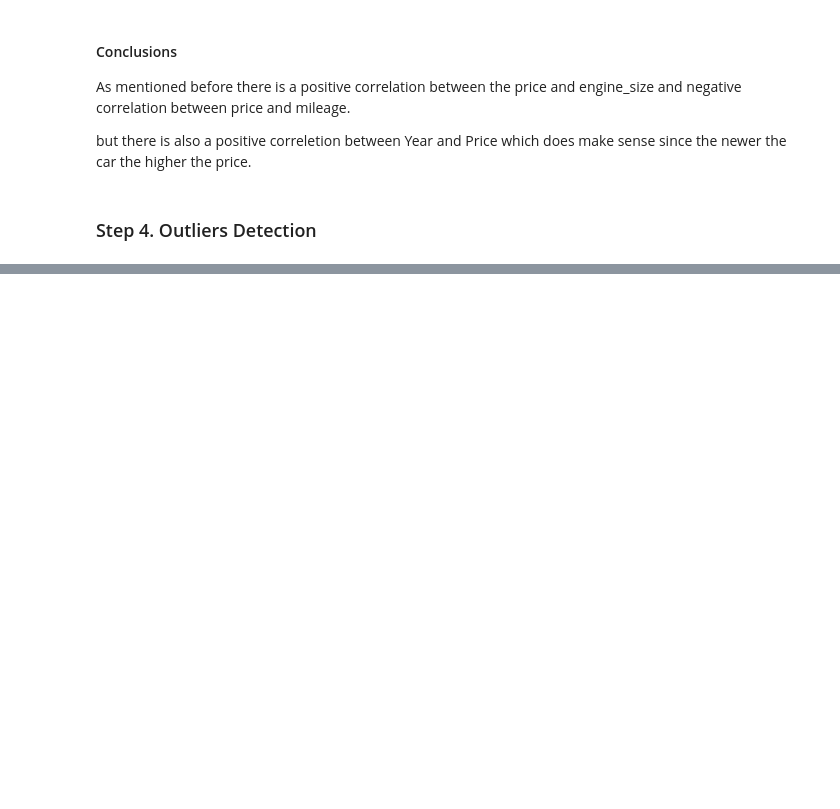
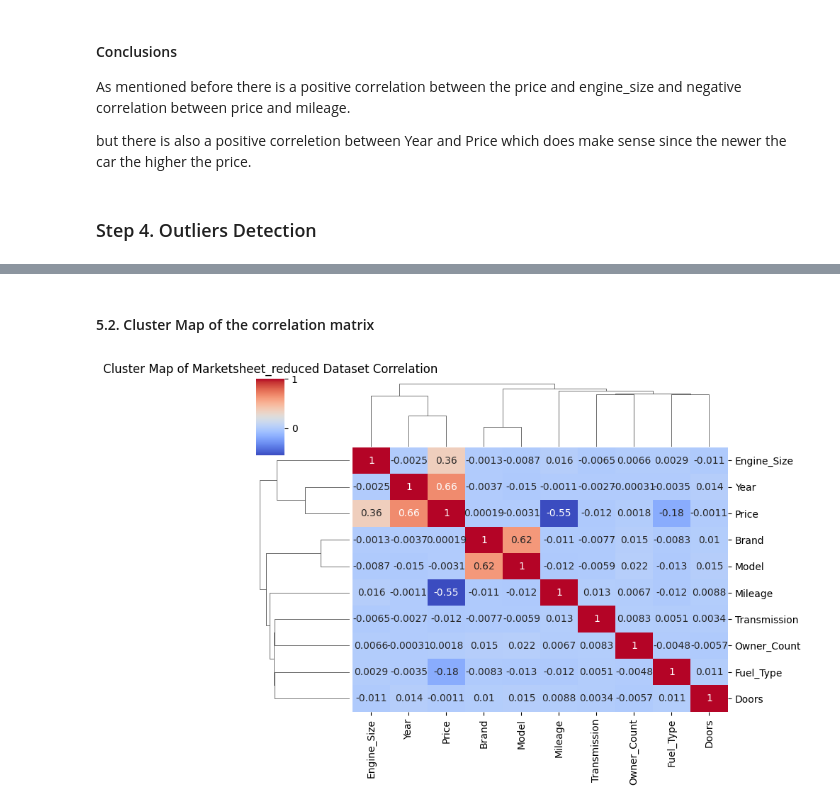
Before and after one commit to ElianDochev/TBS-Homework-2, a Jupyter notebook: car_price_dataset.ipynb, the cells around one changed output, grey strips where cells are left out. Cells and saved outputs as stored; diff of their text form; code cells hidden in the pictures; blank space fills up the shorter version.

```diff
--- a/car_price_dataset.ipynb
+++ b/car_price_dataset.ipynb
@@ -328,0 +439,9 @@ but there is also a  positive correletion between Year and Price which does make
+# %% [markdown]
+#### 5.2. Cluster Map of the correlation matrix
+# %%
+# Create a Cluster Map of the correlation matrix
+sns.clustermap(data_im_outlier.corr(), annot=True, cmap="coolwarm", figsize=(8, 6))
+plt.title("Cluster Map of Marketsheet_reduced Dataset Correlation")
+plt.show()
+# %% [output]
+[figure, added]
```
Also changed, not shown: parts of 12 cells of this notebook.
